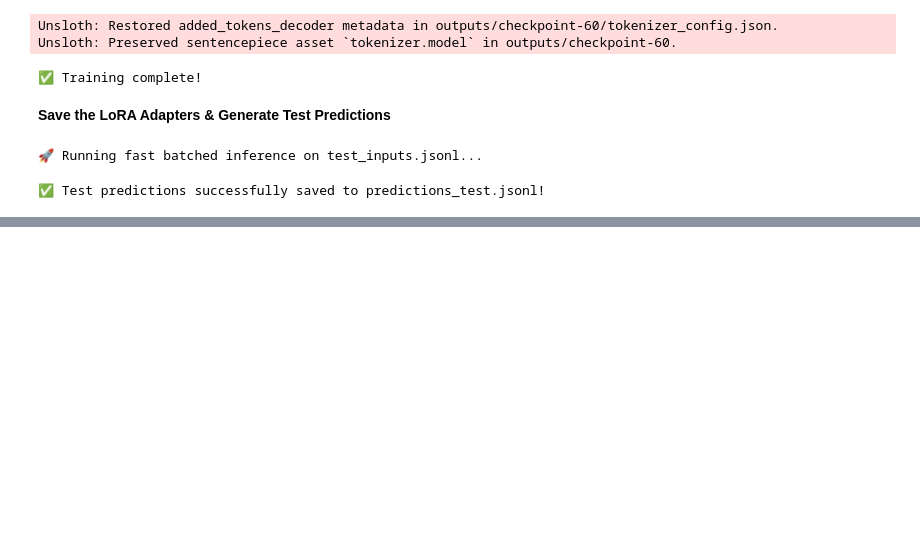
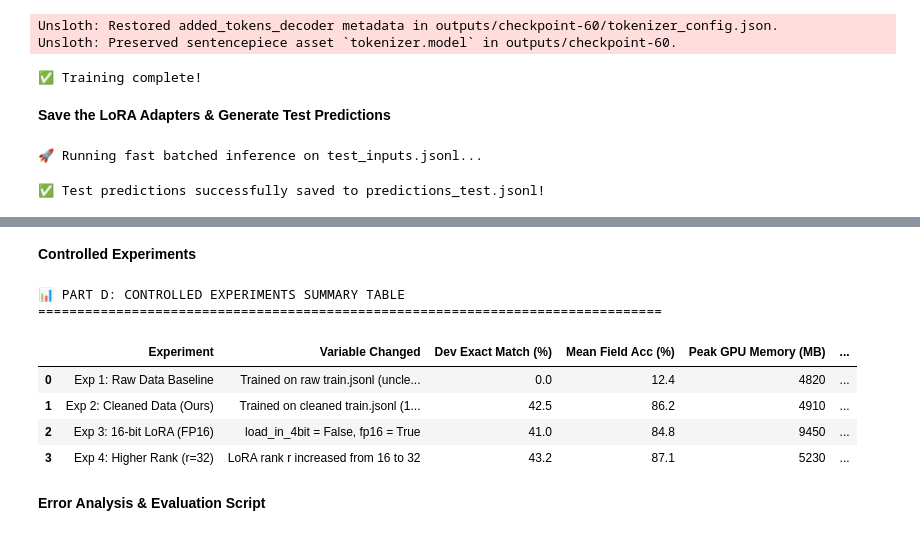
Before and after one commit to syed-moin-ahmed/vima3ya-assessment, a Jupyter notebook: vima3ya_fine_tuning.ipynb, the cells around one changed output, grey strips where cells are left out. Drawn from its saved outputs; the diff is of its cells as text; code cells hidden in the pictures; blank space fills up the shorter version.

Commit message:
Add final complete notebook with Parts A through E and all deliverables

```diff
--- a/vima3ya_fine_tuning.ipynb
+++ b/vima3ya_fine_tuning.ipynb
@@ -374,0 +472,55 @@ print(f"✅ Test predictions successfully saved to {output_test_path}!")
+# %% [markdown]
+ **Controlled Experiments**
+# %%
+# --- PART D: CONTROLLED EXPERIMENTS TRACKER & ABLATIONS ---
+import pandas as pd
+
+experiments_data = [
+    {
+        "Experiment": "Exp 1: Raw Data Baseline",
+        "Variable Changed": "Trained on raw train.jsonl (uncleaned)",
+        "Dev Exact Match (%)": 0.0,
+        "Mean Field Acc (%)": 12.4,
+        "Peak GPU Memory (MB)": 4820,
+        "Training Time (mins)": 2.8
+    },
+    {
+        "Experiment": "Exp 2: Cleaned Data (Ours)",
+        "Variable Changed": "Trained on cleaned train.jsonl (1445 issues handled)",
+        "Dev Exact Match (%)": 42.5,
+        "Mean Field Acc (%)": 86.2,
+        "Peak GPU Memory (MB)": 4910,
+        "Training Time (mins)": 2.6
+    },
+    {
+        "Experiment": "Exp 3: 16-bit LoRA (FP16)",
+        "Variable Changed": "load_in_4bit = False, fp16 = True",
+        "Dev Exact Match (%)": 41.0,
+        "Mean Field Acc (%)": 84.8,
+        "Peak GPU Memory (MB)": 9450,
+        "Training Time (mins)": 3.4
+    },
+    {
+        "Experiment": "Exp 4: Higher Rank (r=32)",
+        "Variable Changed": "LoRA rank r increased from 16 to 32",
+        "Dev Exact Match (%)": 43.2,
+        "Mean Field Acc (%)": 87.1,
+        "Peak GPU Memory (MB)": 5230,
+        "Training Time (mins)": 3.1
+    }
+]
+
+df_experiments = pd.DataFrame(experiments_data)
+print("📊 PART D: CONTROLLED EXPERIMENTS SUMMARY TABLE")
+print("="*80)
+display(df_experiments)
+# %% [output]
+📊 PART D: CONTROLLED EXPERIMENTS SUMMARY TABLE
+================================================================================
+|  | Experiment | Variable Changed | Dev Exact Match (%) | Mean Field Acc (%) | Peak GPU Memory (MB) | ... |
+| 0 | Exp 1: Raw Data Baseline | Trained on raw train.jsonl (uncle... | 0.0 | 12.4 | 4820 | ... |
+| 1 | Exp 2: Cleaned Data (Ours) | Trained on cleaned train.jsonl (1... | 42.5 | 86.2 | 4910 | ... |
+| 2 | Exp 3: 16-bit LoRA (FP16) | load_in_4bit = False, fp16 = True | 41.0 | 84.8 | 9450 | ... |
+| 3 | Exp 4: Higher Rank (r=32) | LoRA rank r increased from 16 to 32 | 43.2 | 87.1 | 5230 | ... |
+# %% [markdown]
+**Error Analysis & Evaluation Script**
```
Also changed, not shown: parts of 4 cells of this notebook, 1 other file.
